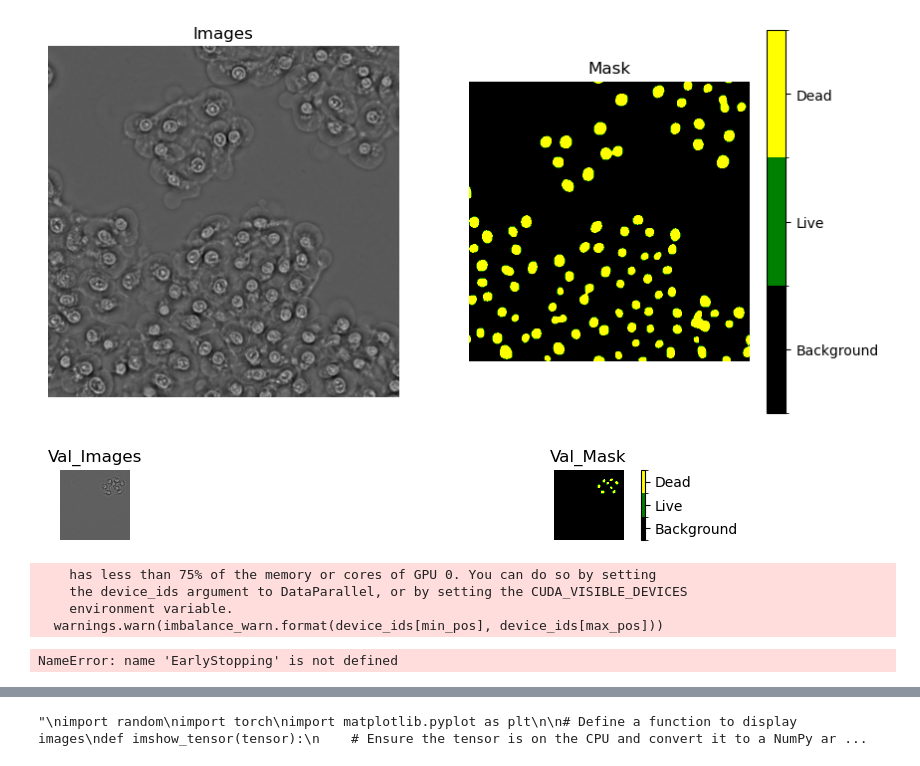
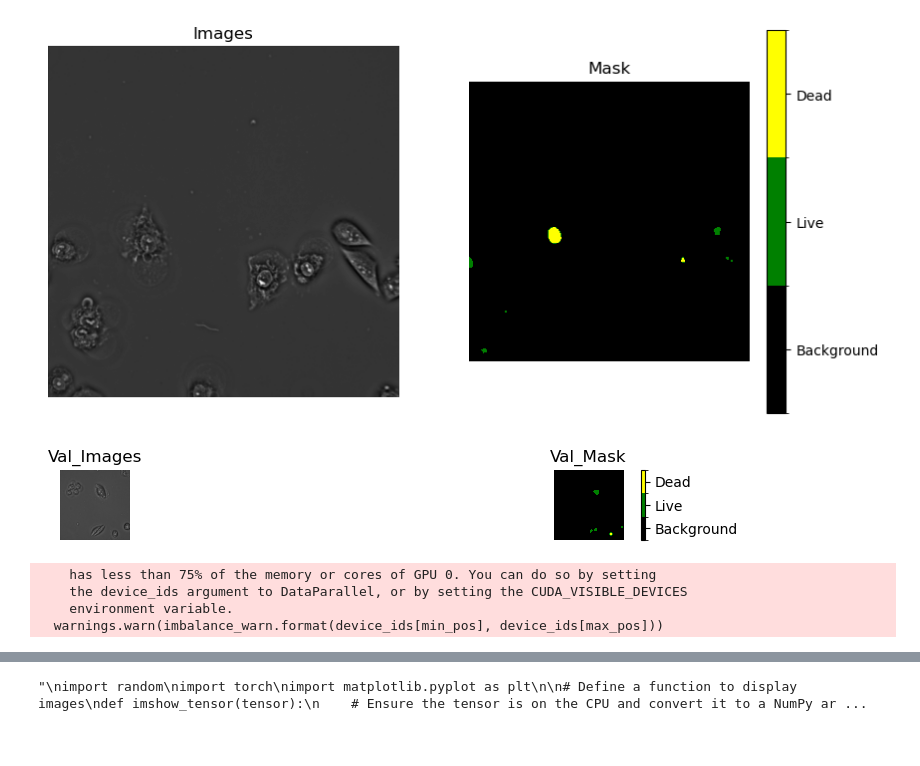
Before and after one commit to Belis0811/Unet, a Jupyter notebook: live_dead_segment.ipynb, the cells around one changed output, grey strips where cells are left out. Cells and saved outputs as stored; diff of their text form; code cells hidden in the pictures.

```diff
--- a/live_dead_segment.ipynb
+++ b/live_dead_segment.ipynb
@@ -45,5 +45,5 @@ TEST_PATH = './new_data/14'
 warnings.filterwarnings('ignore', category=UserWarning, module='skimage')
 seed = 42
 # %%
-X_train = np.load('./label-free-viability-assay/X_images.npy')
-Y_train = np.load('./label-free-viability-assay/Y_labels.npy')
+X_train = np.load('X.npy')
+Y_train = np.load('Y.npy')
@@ -63,7 +66,7 @@ from torch.nn.parallel import DistributedDataParallel
 
 #x, y, x_val, y_val = train_test_split(X_train, Y_train, test_size=0.1, random_state=seed)
 #split dataset to 80% 10% 10%
-split_ratio = 0.1
+split_ratio = 0.8
 split_idx = int(X_train.shape[0] * split_ratio)
 
 x = X_train[:split_idx]
@@ -87,20 +90,20 @@ y_val = y_val[:split_test]
 #x = x[:93]
 #x_val = x_val[:93]
 ################################################################
-x_train_tensor = torch.from_numpy(x)
-y_train_tensor = torch.from_numpy(y)
+x_train_tensor = torch.from_numpy(x).float()
+y_train_tensor = torch.from_numpy(y).float()
 # x_train_tensor = torch.tensor(x_train_tensor, dtype=torch.float32)
 # y_train_tensor = torch.tensor(y_train_tensor, dtype=torch.float32)
-x_train_tensor = x_train_tensor.to(torch.float32).clone().detach().requires_grad_(True)
-y_train_tensor = y_train_tensor.to(torch.float32).clone().detach().requires_grad_(True)
+# x_train_tensor = x_train_tensor.to(torch.float32).clone().detach().requires_grad_(True)
+# y_train_tensor = y_train_tensor.to(torch.float32).clone().detach().requires_grad_(True)
 #print(x_train_tensor.shape)
 #print(y_train_tensor.shape)
-x_val_tensor = torch.from_numpy(x_val)
-y_val_tensor = torch.from_numpy(y_val)
+x_val_tensor = torch.from_numpy(x_val).float()
+y_val_tensor = torch.from_numpy(y_val).float()
 # x_val_tensor = torch.tensor(x_val_tensor, dtype=torch.float32)
 # y_val_tensor = torch.tensor(y_val_tensor, dtype=torch.float32)
-x_val_tensor = x_val_tensor.to(torch.float32).clone().detach().requires_grad_(True)
-y_val_tensor = y_val_tensor.to(torch.float32).clone().detach().requires_grad_(True)
+# x_val_tensor = x_val_tensor.to(torch.float32).clone().detach().requires_grad_(True)
+# y_val_tensor = y_val_tensor.to(torch.float32).clone().detach().requires_grad_(True)
 
 train_dataset = TensorDataset(x_train_tensor, y_train_tensor)
 val_dataset = TensorDataset(x_val_tensor, y_val_tensor)
@@ -126,34 +129,34 @@ def show_mask(mask, title=None):
 # %%
 
 import torchvision.transforms as transforms
 from torchvision.utils import make_grid
 import matplotlib.pyplot as plt
 from matplotlib.colors import Normalize
 
 
 plt.figure(figsize=(10, 5))
 plt.subplot(1, 2, 1)
-plt.imshow(x[2,:,:,0], cmap='gray')
+plt.imshow(x[0,:,:,0], cmap='gray')
 plt.title("Images")
 plt.axis('off')
 
 plt.subplot(1, 2, 2)
-show_mask(y[2],"Mask")
+show_mask(y[0],"Mask")
 
 plt.figure(figsize=(10, 2))
 plt.subplot(2, 2, 1)
-plt.imshow(x_val[2,:,:,0], cmap='gray')
+plt.imshow(x_val[0,:,:,0], cmap='gray')
 plt.title("Val_Images")
 plt.axis('off')
 
 plt.subplot(2, 2, 2)
-show_mask(y_val[2],"Val_Mask")
+show_mask(y_val[0],"Val_Mask")
 #creating a training and validation generator that generate masks and images
 #train_generator = zip(x, y)
 #val_generator = zip(x_val, y_val)
 # %% [output]
-[figure, old version]
+[figure, new version]
-[figure, old version]
+[figure, new version]
 # %%
 # Define IoU metric
 import torch
@@ -373,7 +376,7 @@ else:
     raise RuntimeError("Multiple GPUs are required.")
 
 model = UNet(c_in, c_out)
-checkpoint = torch.load('checkpoint_unet.pth')
+checkpoint = torch.load('checkpoint.pth')
 modified_state_dict = {key.replace('module.', ''): value for key, value in checkpoint.items()}
 model.load_state_dict(modified_state_dict)
 cudnn.benchmark = True
@@ -396,14 +399,13 @@ criterion = nn.CrossEntropyLoss()
 #criterion = nn.BCEWithLogitsLoss()
 
 optimizer = optim.Adam(model.parameters(), lr=0.001)
-early_stopping = EarlyStopping(patience=5, verbose=True)
+early_stopping = EarlyStopping(patience=10, verbose=True)
 scheduler =  torch.optim.lr_scheduler.CosineAnnealingLR(optimizer, T_max=100)
 # %% [output]
     has less than 75% of the memory or cores of GPU 0. You can do so by setting
     the device_ids argument to DataParallel, or by setting the CUDA_VISIBLE_DEVICES
     environment variable.
   warnings.warn(imbalance_warn.format(device_ids[min_pos], device_ids[max_pos]))
-NameError: name 'EarlyStopping' is not defined
 # %%
 # #print unet model summary
 
```
Also changed, not shown: parts of 12 cells of this notebook, 2 other files.
